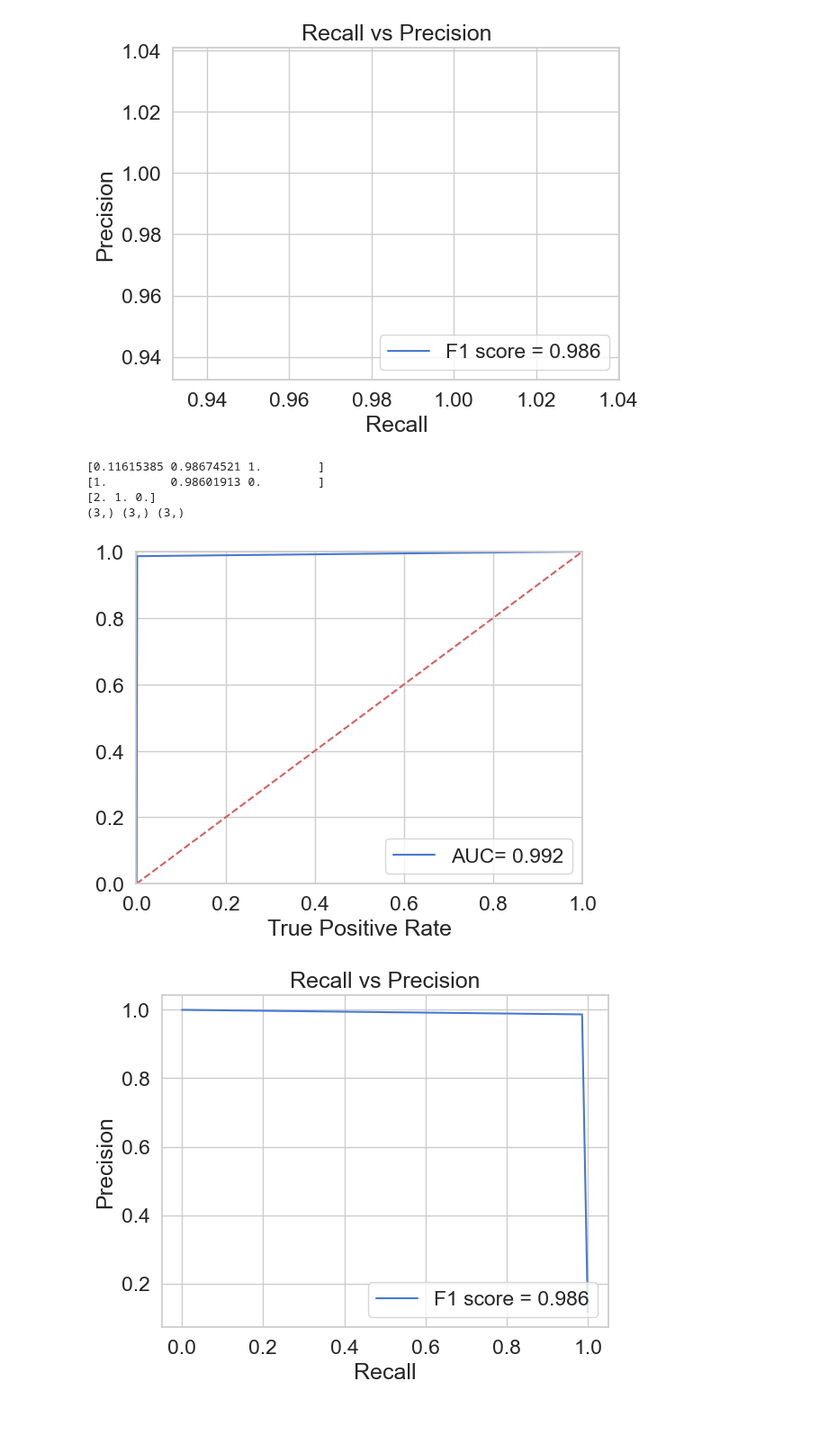
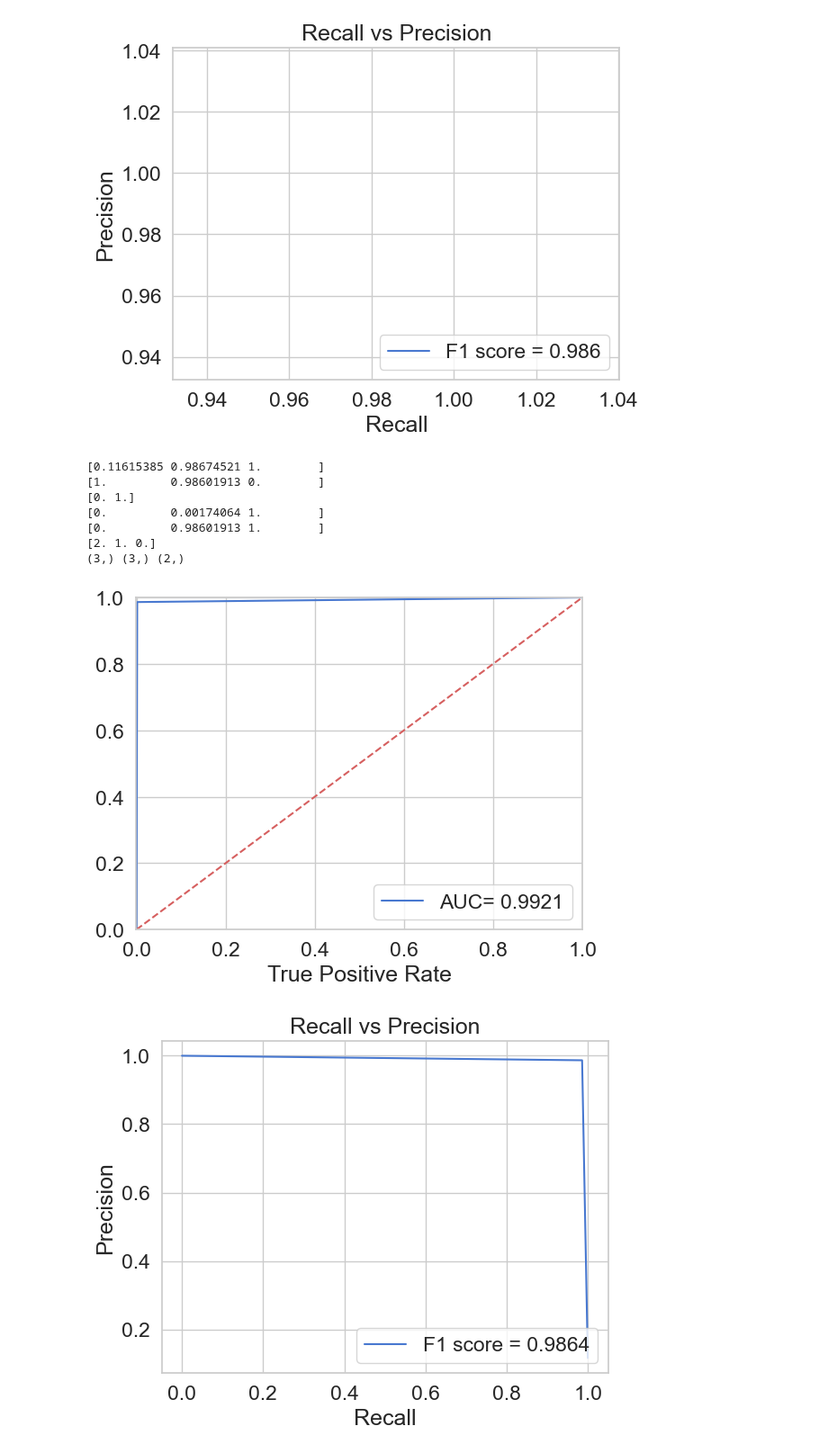
Before and after one commit to 98uranus/Autoencoder, a Jupyter notebook: DAGMM.ipynb, the cells around one changed output. Shown at 90% size. Saved outputs shown, nothing was run; the diff lists cells and outputs as text; code cells hidden in the pictures; blank space fills up the shorter version.

```diff
--- a/DAGMM.ipynb
+++ b/DAGMM.ipynb
@@ -261,14 +261,17 @@ Precision: 0.9867, Recall: 0.9860, F1 score: 0.9864
 # Calculate precision, recall, and F1 score
 y_pred = np.zeros_like(scores)
 y_pred[scores < threshold] = 1
-precision, recall, thresholds = precision_recall_curve(y_test, y_pred)
-fpr, tpr, thresholds = roc_curve(y_test, y_pred)
+precision, recall, thresholds1 = precision_recall_curve(y_test, y_pred)
+fpr, tpr, thresholds2 = roc_curve(y_test, y_pred)
 roc_auc = auc(fpr, tpr)
 f1 = f1_score(y_test, y_pred)
 print(precision)
 print(recall)
-print(thresholds)
-print(precision.shape, recall.shape, thresholds.shape)
+print(thresholds1)
+print(fpr)
+print(tpr)
+print(thresholds2)
+print(precision.shape, recall.shape, thresholds1.shape)
 
 # ROC curve
 plt.figure()
@@ -276,36 +279,39 @@ plt.plot(fpr, tpr, 'b', label='AUC= %0.4f'% roc_auc)
 plt.legend(loc='lower right')
 plt.plot([0, 1], [0, 1], 'r--')
 plt.xlim([-0.001, 1.0])
 plt.ylim([0.0, 1.001])
 plt.xlabel('False Positive Rate')
 plt.xlabel('True Positive Rate')
 plt.show();
 
 # precision recall curve
 plt.figure()
 plt.plot(recall, precision, 'b', label='F1 score = %0.4f'% f1)
 plt.title('Recall vs Precision')
 plt.xlabel('Recall')
 plt.ylabel('Precision')
 plt.legend(loc='lower right')
 plt.show();
 
 # Generate confusion matrix
 conf_matrix = confusion_matrix(y_test, y_pred)
 plt.figure(figsize=(6, 6))
 LABELS = ["Normal", "Abnormal"]
 sns.heatmap(conf_matrix, xticklabels=LABELS, yticklabels=LABELS, annot=True, fmt="d");
 plt.title("Confusion matrix")
 plt.ylabel('True class')
 plt.xlabel('Predicted class')
 plt.show()
 # %% [output]
 [0.11615385 0.98674521 1.        ]
 [1.         0.98601913 0.        ]
+[0. 1.]
+[0.         0.00174064 1.        ]
+[0.         0.98601913 1.        ]
 [2. 1. 0.]
-(3,) (3,) (3,)
+(3,) (3,) (2,)
-[figure, old version]
+[figure, new version]
-[figure, old version]
+[figure, new version]
 [figure]
 # %%
 # Calculate precision, recall, and F1 score
```
